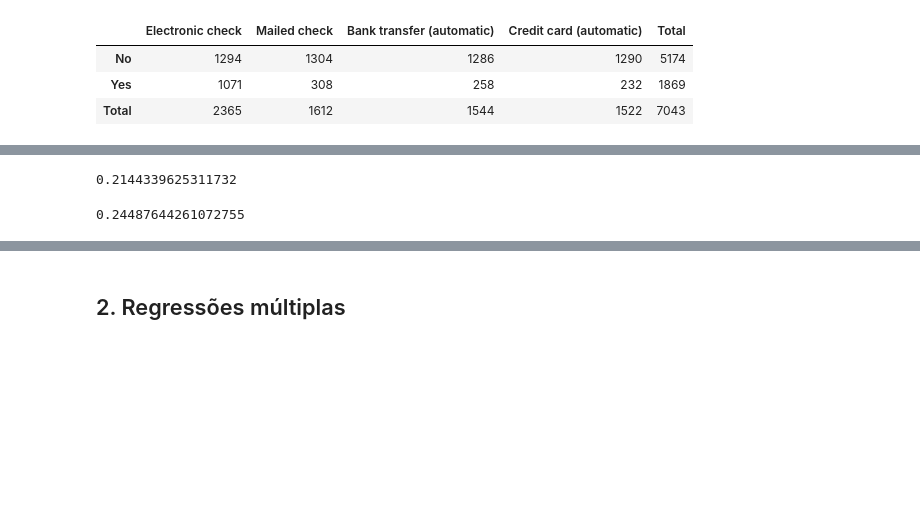
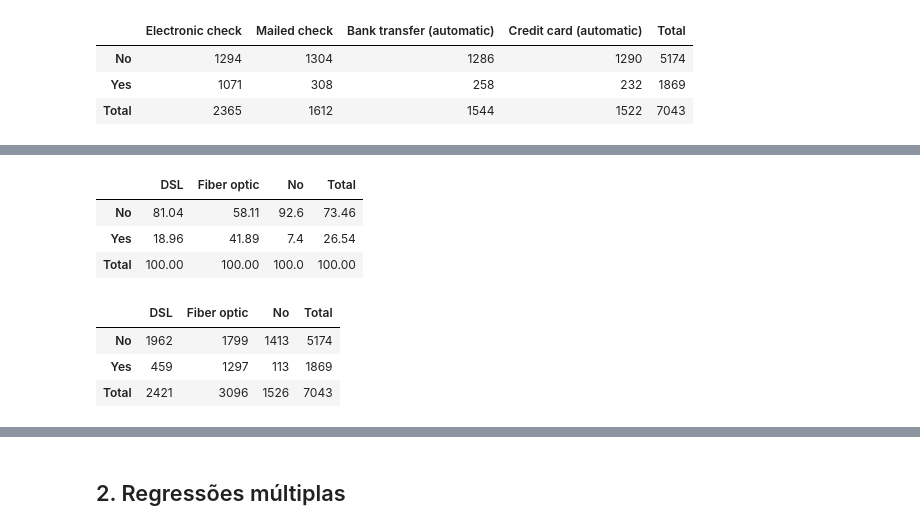
Before and after one commit to rycardyo/DashBoards, a Jupyter notebook: notebooks/correlacoes.ipynb, the cells around one changed output, grey strips where cells are left out. Cells and saved outputs as stored; diff of their text form; code cells hidden in the pictures; blank space fills up the shorter version.

Commit message:
tschuprov

```diff
--- a/notebooks/correlacoes.ipynb
+++ b/notebooks/correlacoes.ipynb
@@ -502,8 +482,3 @@ def coef_tschuprov(qui_quadrado : float, df_amostra, tabela_conjunta_referencia)
     tschuprov = (NUMERADOR/DENOMINADOR) ** 0.5
 
     return tschuprov
-# %%
-qui_quadradado_metodo_pagamento = qui_quadrado(conjunta_metodo_pagamento, 'COLUNA')
-coef_tschuprov(qui_quadradado_metodo_pagamento, df, conjunta_metodo_pagamento)
-# %% [output]
-0.2144339625311732
@@ -512,5 +485,15 @@ qui_quadradado_servico_internet = qui_quadrado(conjunta_servico_internet, 'COLUN
-# %%
-qui_quadradado_servico_internet = qui_quadrado(conjunta_servico_internet, 'COLUNA')
-coef_tschuprov(qui_quadradado_servico_internet, df, conjunta_servico_internet)
-# %% [output]
-0.24487644261072755
+# %%
+conjunta_servico_internet_norm_col = normaliza_conjunta(referencia= 'COLUNA', tabela=conjunta_servico_internet)
+conjunta_servico_internet_norm_col
+# %% [output]
+|  | DSL | Fiber optic | No | Total |
+| No | 81.04 | 58.11 | 92.6 | 73.46 |
+| Yes | 18.96 | 41.89 | 7.4 | 26.54 |
+| Total | 100.00 | 100.00 | 100.0 | 100.00 |
+# %%
+conjunta_servico_internet
+# %% [output]
+|  | DSL | Fiber optic | No | Total |
+| No | 1962 | 1799 | 1413 | 5174 |
+| Yes | 459 | 1297 | 113 | 1869 |
+| Total | 2421 | 3096 | 1526 | 7043 |
```
Also changed, not shown: parts of 16 cells of this notebook.
